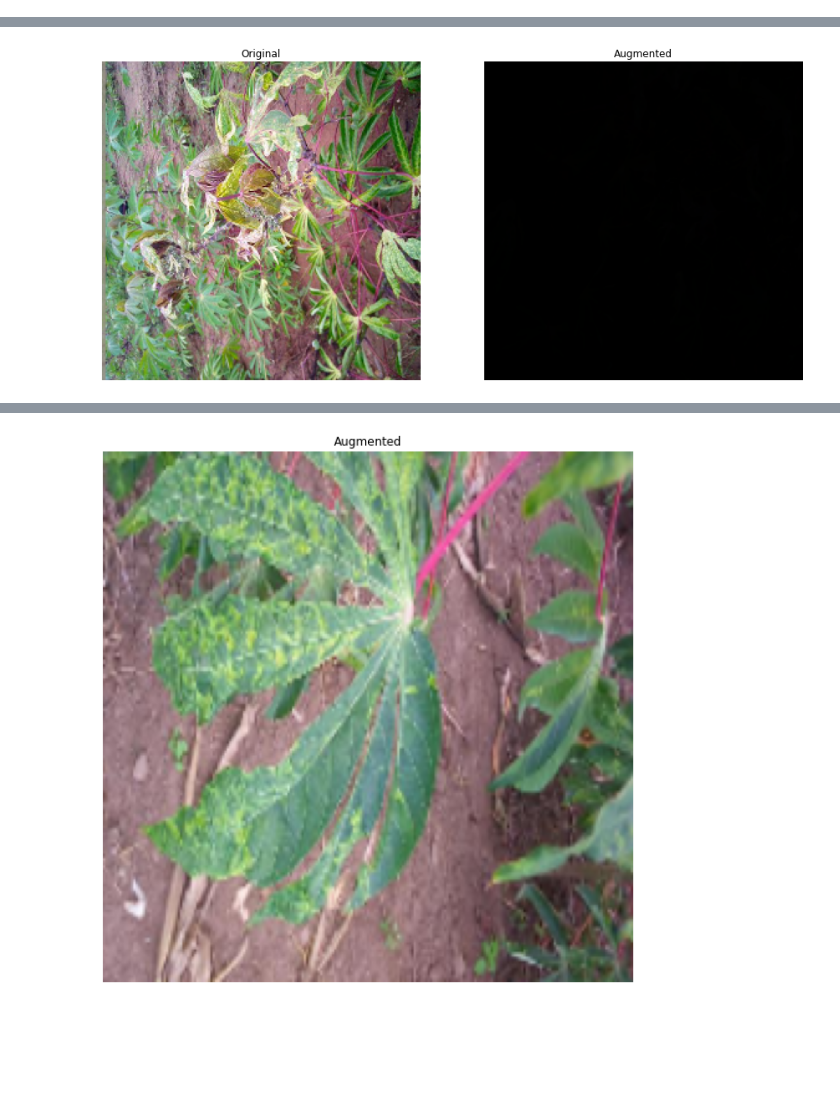
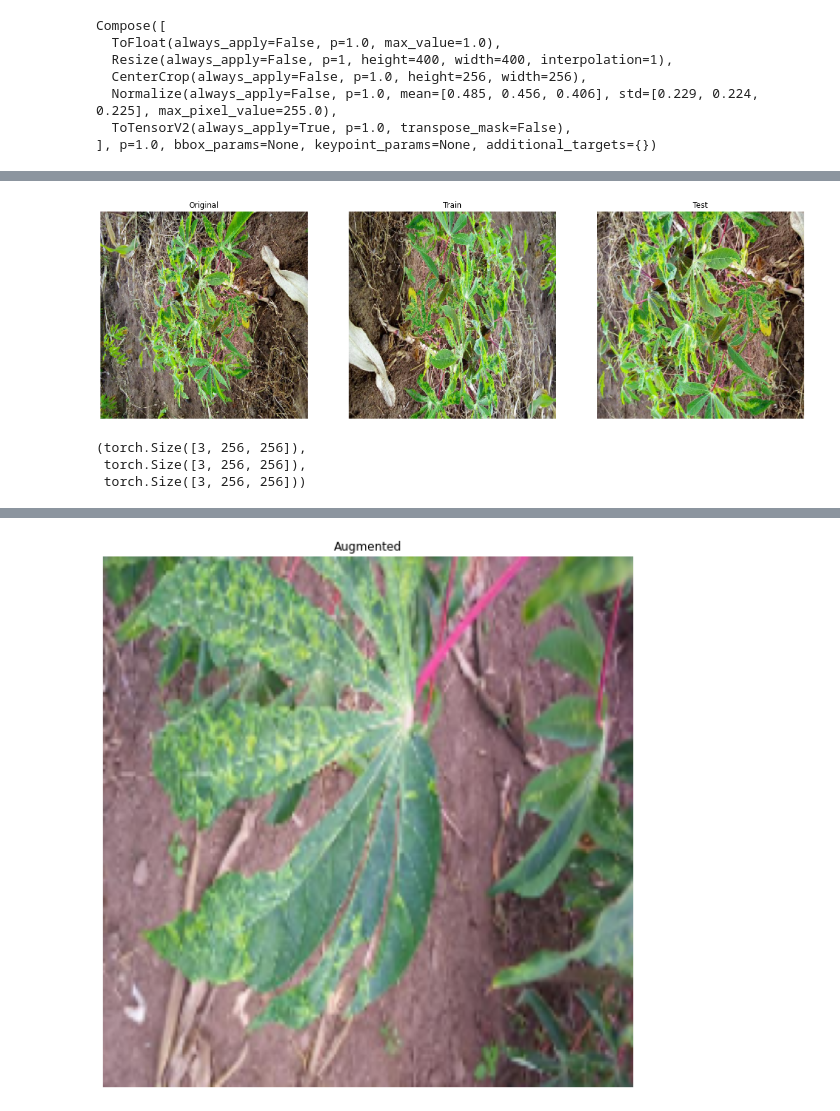
Before and after one commit to btseytlin/kaggle_cassava, a Jupyter notebook: notebooks/ImageAug.ipynb, the cells around one changed output, grey strips where cells are left out. Drawn from its saved outputs; the diff is of its cells as text; code cells hidden in the pictures; blank space fills up the shorter version.

Commit message:
New image augs, UMAP visualization

```diff
--- a/notebooks/ImageAug.ipynb
+++ b/notebooks/ImageAug.ipynb
@@ -39,0 +49,3 @@ train_images_torch.transform = A.Compose([
+# %%
+aug_transforms = get_train_transforms()
+aug_transforms
@@ -40,18 +62,37 @@ train_images_torch.transform = A.Compose([
+# %%
+test_transforms = get_test_transforms()
+test_transforms
+# %% [output]
+Compose([
+  ToFloat(always_apply=False, p=1.0, max_value=1.0),
+  Resize(always_apply=False, p=1, height=400, width=400, interpolation=1),
+  CenterCrop(always_apply=False, p=1.0, height=256, width=256),
+  Normalize(always_apply=False, p=1.0, mean=[0.485, 0.456, 0.406], std=[0.229, 0.224, 0.225], max_pixel_value=255.0),
+  ToTensorV2(always_apply=True, p=1.0, transpose_mask=False),
+], p=1.0, bbox_params=None, keypoint_params=None, additional_targets={})
+# %%
+raw_dataset = DatasetFromSubset(torch.utils.data.Subset(train_images_torch, indices=list(range(len(train_images_torch)))), transform=raw_transforms)
+augmented_dataset = DatasetFromSubset(torch.utils.data.Subset(train_images_torch, indices=list(range(len(train_images_torch)))), transform=aug_transforms)
+test_aug_dataset = DatasetFromSubset(torch.utils.data.Subset(train_images_torch, indices=list(range(len(train_images_torch)))), transform=test_transforms)
 # %%
 unnorm = Unnormalize(mean=[0.485, 0.456, 0.406], std=[0.229, 0.224, 0.225])
+# %%
+idx = np.random.choice(range(len(train_images_torch)))
 # %%
-random_idx = np.random.choice(range(len(train_images_torch)))
+raw_image, label = raw_dataset[idx]
+aug_image, _ = augmented_dataset[idx]
+test_aug_image, _ = test_aug_dataset[idx]
 
-image, label = train_images_torch[random_idx]
-orig_image = np.array(unnorm(image.permute(1, 2, 0)))
-aug_image = augs(image=orig_image)['image']
-
-plt.figure(figsize=(15, 10))
-plt.subplot(1, 2, 1)
-plot_image(unnorm(image))
+print(label)
+plt.figure(figsize=(20, 10))
+plt.subplot(1, 3, 1)
+plot_image(unnorm(raw_image))
 plt.title('Original')
-plt.subplot(1, 2, 2)
+plt.subplot(1, 3, 2)
 plot_image(unnorm(aug_image))
-plt.title('Augmented')
+plt.title('Train')
+plt.subplot(1, 3, 3)
+plot_image(unnorm(test_aug_image))
+plt.title('Test')
 plt.show()
 # %% [output]
@@ -59 +100,7 @@ plt.show()
-[figure, old version]
+[figure, new version]
+# %%
+raw_image.shape, aug_image.shape, test_aug_image.shape
+# %% [output]
+(torch.Size([3, 256, 256]),
+ torch.Size([3, 256, 256]),
+ torch.Size([3, 256, 256]))
```
Also changed, not shown: parts of 10 cells of this notebook, 7 other files.
